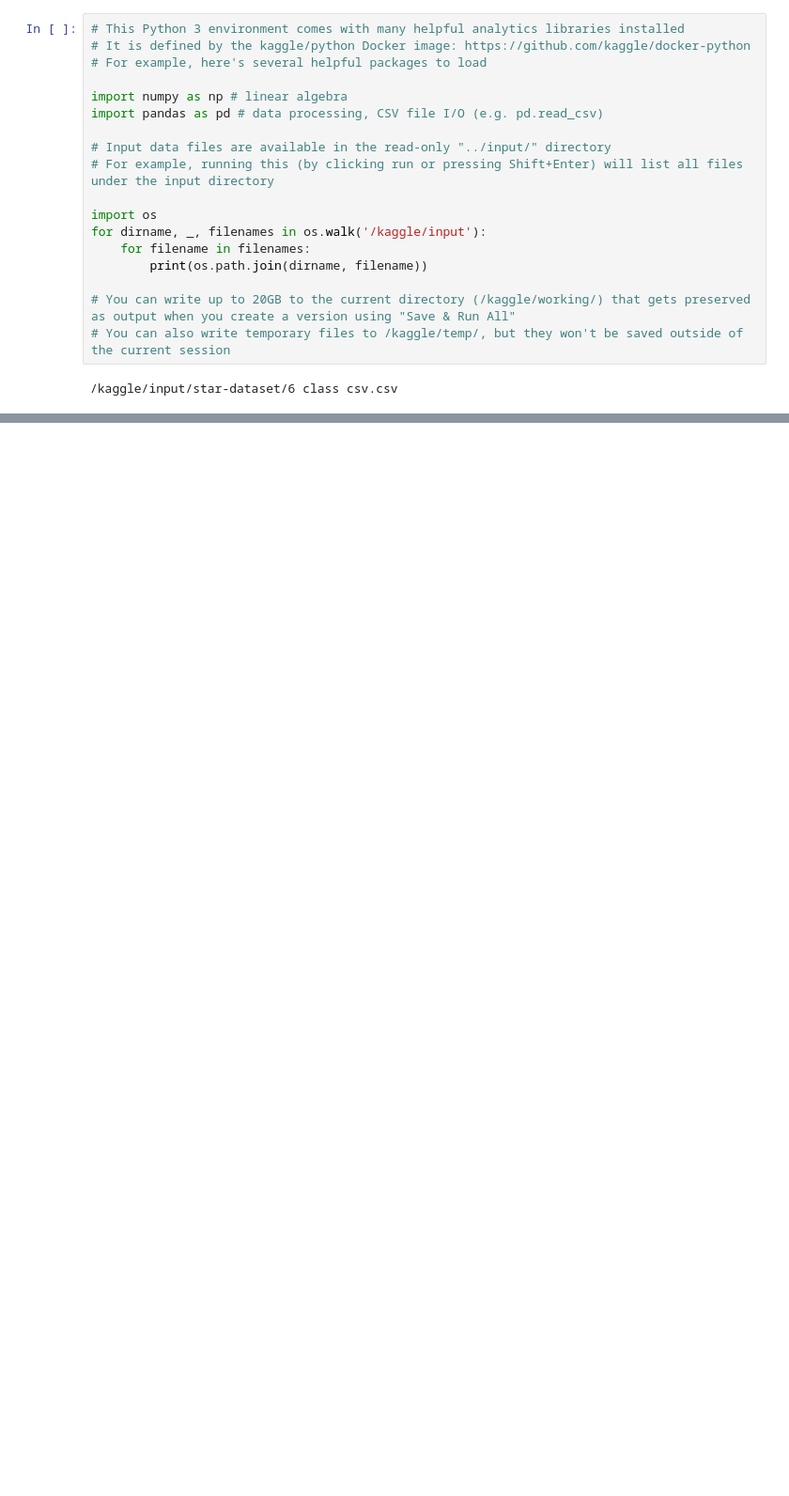
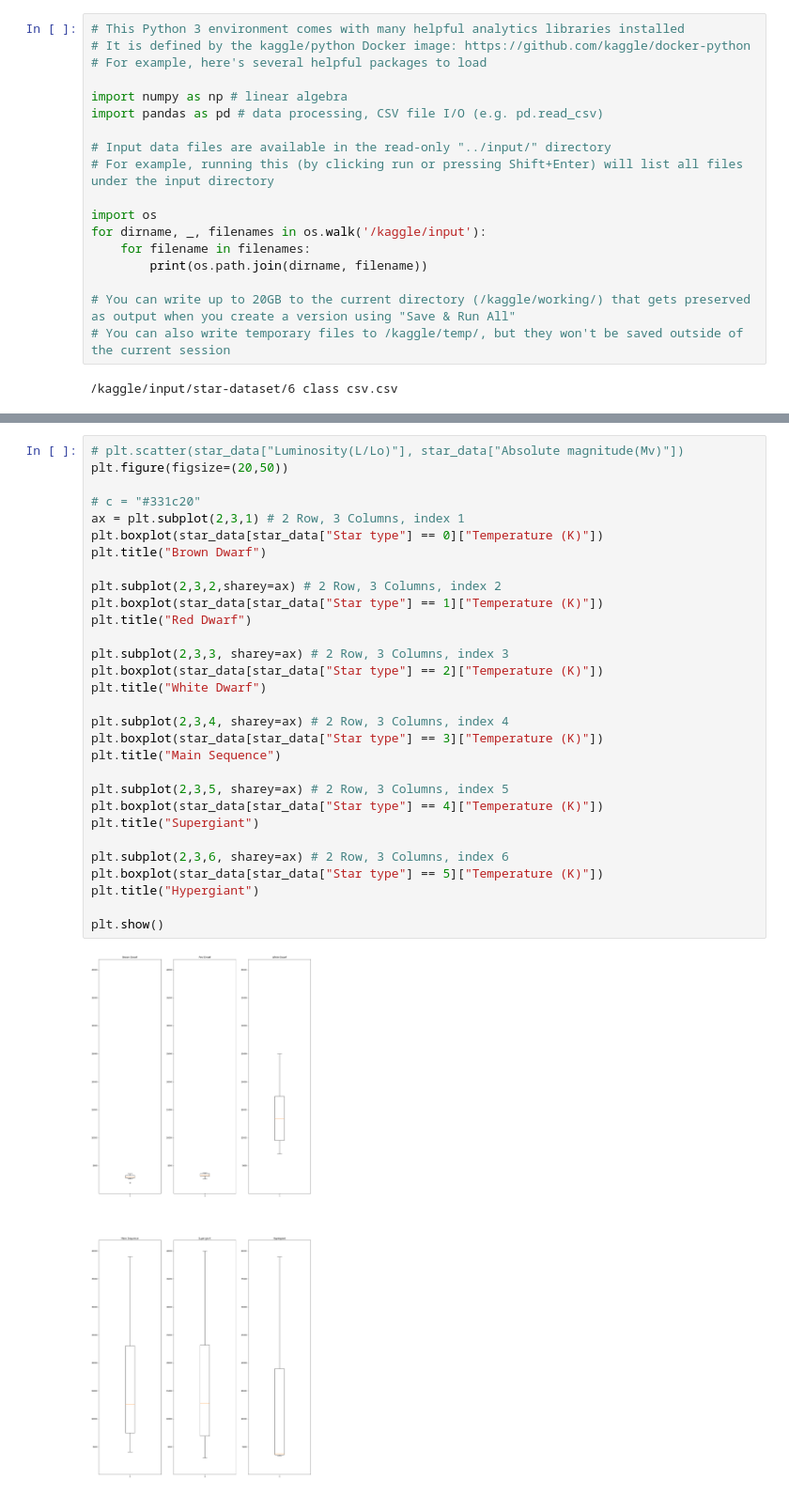
Before and after one commit to Jonathan-Serrano/ACM-Research-coding-challenge-23S, a Jupyter notebook: ACM-Research-coding-challenge-23S-Code.ipynb, the cells around one changed output, grey strips where cells are left out. Shown: that part at 94% size. Cells and saved outputs as stored; diff of their text form; blank space fills up the shorter version.

```diff
--- a/ACM-Research-coding-challenge-23S-Code.ipynb
+++ b/ACM-Research-coding-challenge-23S-Code.ipynb
@@ -33,3 +35,35 @@ star_data.describe()
 | 50% | 5776.000000 | 0.070500 | 0.762500 | 8.313000 | 2.500000 |
 | 75% | 15055.500000 | 198050.000000 | 42.750000 | 13.697500 | 4.000000 |
 | max | 40000.000000 | 849420.000000 | 1948.500000 | 20.060000 | 5.000000 |
+# %%
+# plt.scatter(star_data["Luminosity(L/Lo)"], star_data["Absolute magnitude(Mv)"])
+plt.figure(figsize=(20,50))
+
+# c = "#331c20"
+ax = plt.subplot(2,3,1) # 2 Row, 3 Columns, index 1
+plt.boxplot(star_data[star_data["Star type"] == 0]["Temperature (K)"])
+plt.title("Brown Dwarf")
+
+plt.subplot(2,3,2,sharey=ax) # 2 Row, 3 Columns, index 2
+plt.boxplot(star_data[star_data["Star type"] == 1]["Temperature (K)"])
+plt.title("Red Dwarf")
+
+plt.subplot(2,3,3, sharey=ax) # 2 Row, 3 Columns, index 3
+plt.boxplot(star_data[star_data["Star type"] == 2]["Temperature (K)"])
+plt.title("White Dwarf")
+
+plt.subplot(2,3,4, sharey=ax) # 2 Row, 3 Columns, index 4
+plt.boxplot(star_data[star_data["Star type"] == 3]["Temperature (K)"])
+plt.title("Main Sequence")
+
+plt.subplot(2,3,5, sharey=ax) # 2 Row, 3 Columns, index 5
+plt.boxplot(star_data[star_data["Star type"] == 4]["Temperature (K)"])
+plt.title("Supergiant")
+
+plt.subplot(2,3,6, sharey=ax) # 2 Row, 3 Columns, index 6
+plt.boxplot(star_data[star_data["Star type"] == 5]["Temperature (K)"])
+plt.title("Hypergiant")
+
+plt.show()
+# %% [output]
+[figure, added]
```
Also changed, not shown: parts of 2 cells of this notebook.
